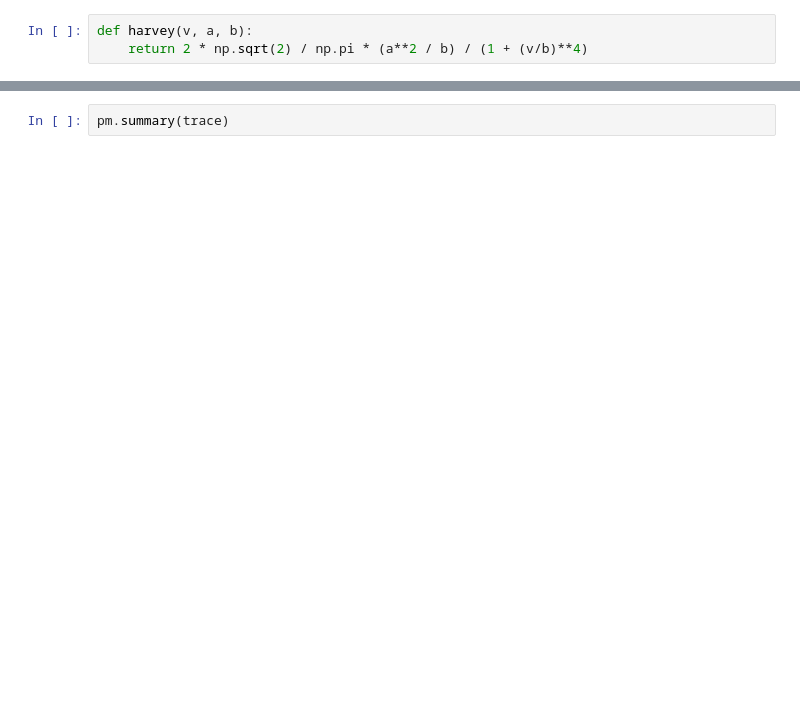
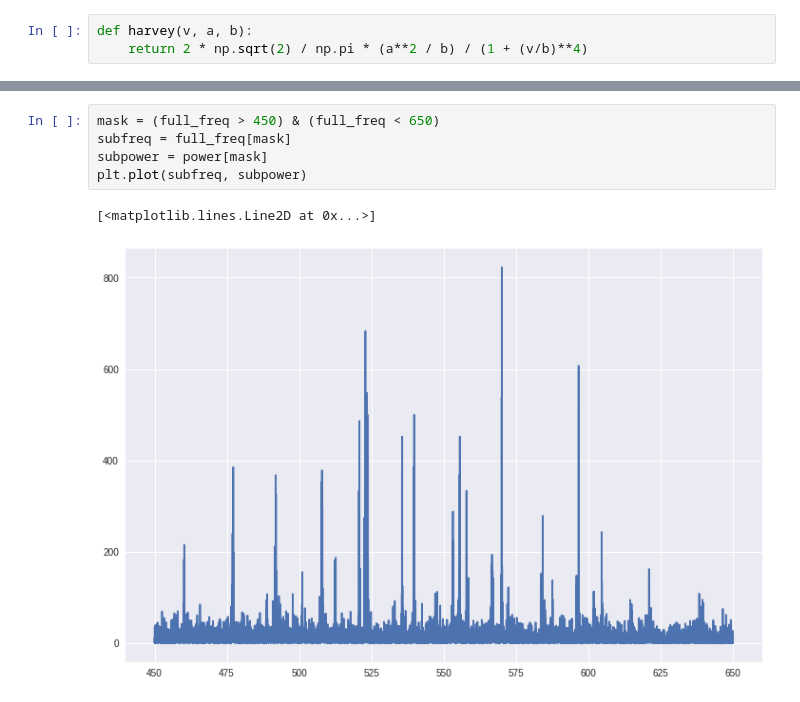
Before and after one commit to mileslucas/stat444, a Jupyter notebook: project/project.ipynb, the cells around one changed output, grey strips where cells are left out. Saved outputs shown, nothing was run; the diff lists cells and outputs as text; blank space fills up the shorter version.

```diff
--- a/project/project.ipynb
+++ b/project/project.ipynb
@@ -92,2 +115,8 @@ plt.xlim(1e1, 9e3);
-# %%
-pm.summary(trace)
+# %%
+mask = (full_freq > 450) & (full_freq < 650)
+subfreq = full_freq[mask]
+subpower = power[mask]
+plt.plot(subfreq, subpower)
+# %% [output]
+[<matplotlib.lines.Line2D at 0x...>]
+[figure, added]
```
Also changed, not shown: parts of 16 cells of this notebook, 1 other file.
